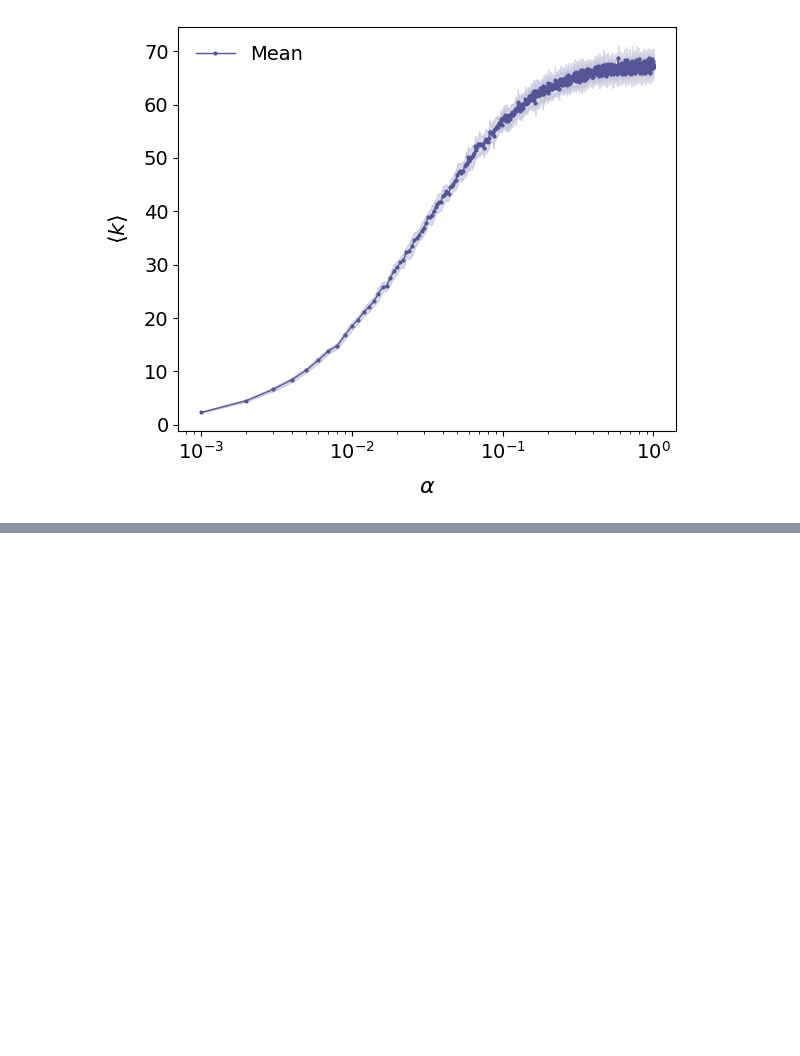
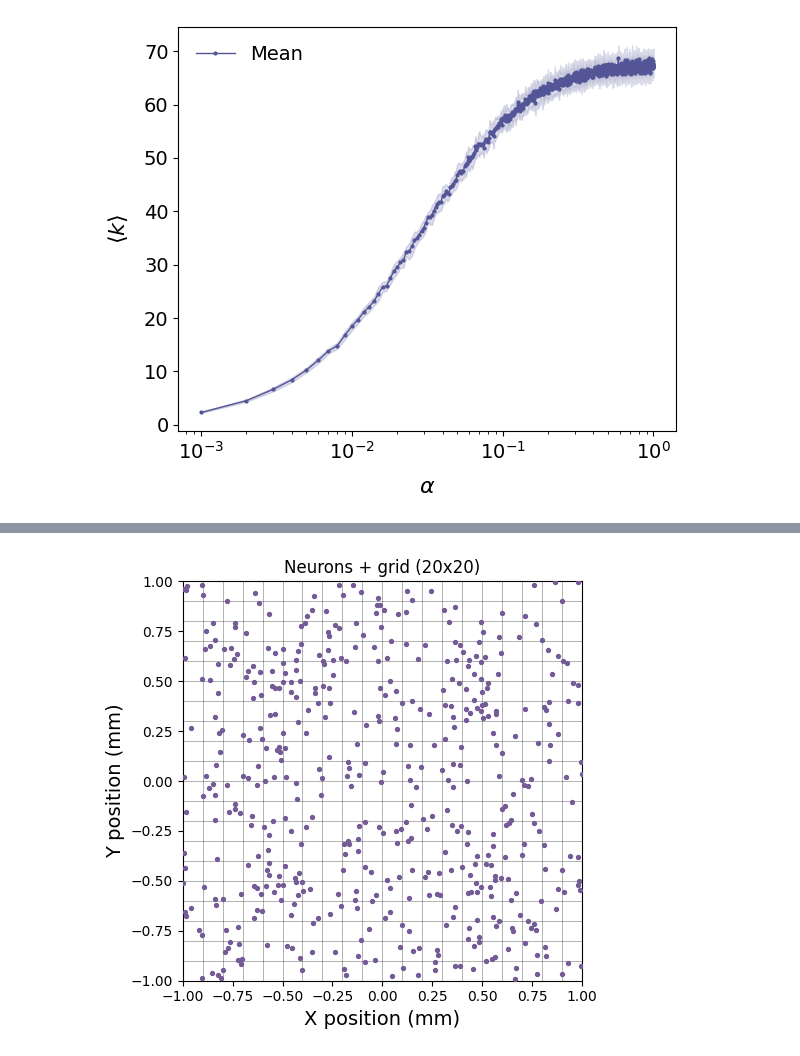
Before and after one commit to underDD/TFM, a Jupyter notebook: plots.ipynb, the cells around one changed output, grey strips where cells are left out. Saved outputs shown, nothing was run; the diff lists cells and outputs as text; code cells hidden in the pictures; blank space fills up the shorter version.

```diff
--- a/plots.ipynb
+++ b/plots.ipynb
@@ -400,0 +419,62 @@ plt.show()
+# %%
+import numpy as np
+import matplotlib.pyplot as plt
+
+def plot_positions_with_grid(x, y, L=2.0, ngrid=25, box_centered=True,
+                             show_heatmap=False, s=8):
+    # límites de la caja
+    if box_centered:
+        xmin, xmax = -L/2, L/2
+        ymin, ymax = -L/2, L/2
+    else:
+        xmin, xmax = 0.0, L
+        ymin, ymax = 0.0, L
+
+    # edges del grid (exactamente los bins)
+    xedges = np.linspace(xmin, xmax, ngrid+1)
+    yedges = np.linspace(ymin, ymax, ngrid+1)
+
+    fig, ax = plt.subplots(figsize=(6,5))
+
+    # (opcional) heatmap de conteos
+    if show_heatmap:
+        H, _, _ = np.histogram2d(x, y, bins=ngrid, range=[[xmin,xmax],[ymin,ymax]])
+        # imshow espera matriz [y,x], por eso el .T
+        ax.imshow(
+            H.T,
+            origin="lower",
+            extent=[xmin, xmax, ymin, ymax],
+            aspect="equal",
+            alpha=0.35
+        )
+
+    # puntos de neuronas
+    ax.scatter(x, y, s=s, color=sunset2(0.3), zorder=3)
+
+    # dibujar líneas verticales y horizontales del grid
+    for xe in xedges:
+        ax.plot([xe, xe], [ymin, ymax], lw=0.6, alpha=0.35, color="k", zorder=2)
+    for ye in yedges:
+        ax.plot([xmin, xmax], [ye, ye], lw=0.6, alpha=0.35, color="k", zorder=2)
+
+    # límites y labels
+    ax.set_xlim(xmin, xmax)
+    ax.set_ylim(ymin, ymax)
+    ax.set_aspect("equal", adjustable="box")
+    ax.set_xlabel("X position (mm)", fontsize=14)
+    ax.set_ylabel("Y position (mm)", fontsize=14)
+    ax.set_title(f"Neurons + grid ({ngrid}x{ngrid})", fontsize=12)
+    plt.tight_layout()
+    plt.show()
+
+
+# --- Uso con tus datos ---
+positions = np.loadtxt("agrupation/neurons_params_agg1_ngauss4_nic20.txt", skiprows=1)
+x = positions[:,0]
+y = positions[:,1]
+
+plot_positions_with_grid(x, y, L=2.0, ngrid=20, box_centered=True, show_heatmap=False)
+# o con heatmap:
+# plot_positions_with_grid(x, y, L=2.0, ngrid=25, box_centered=True, show_heatmap=True)
+# %% [output]
+[figure, added]
```
Also changed, not shown: parts of 3 cells of this notebook, 5 other files.
